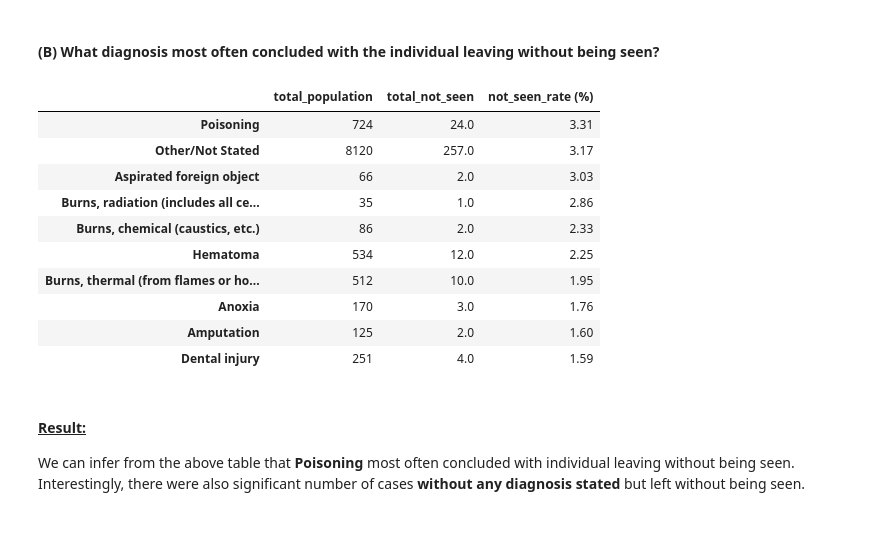
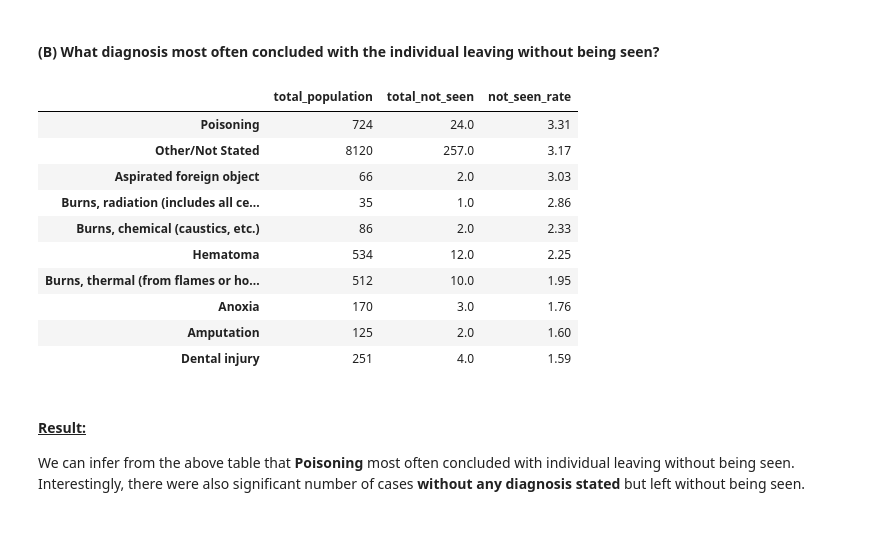
Before and after one commit to jansithiya/NEISS-Data-Analysis, a Jupyter notebook: HW_NEISS_Analysis.ipynb, the cells around one changed output. Drawn from its saved outputs; the diff is of its cells as text; code cells hidden in the pictures.

```diff
--- a/HW_NEISS_Analysis.ipynb
+++ b/HW_NEISS_Analysis.ipynb
@@ -372,20 +361,20 @@ hospitalization_data.head(10)
 # %%
 # cases left without being seen by diagnosis
 diagnosis_not_seen = neiss_2014[(neiss_2014['disposition_name']==\
                                     'Left without being seen/Left against medical advice')]
 diagnosis_not_seen = diagnosis_not_seen.groupby('diagnosis_name')['diagnosis_name'].\
                             agg(['size']).rename(columns={'size': 'total_not_seen'})
 
 # merge total cases and cases left without being seen to calculate rate by diagnosis
 
 not_seen_data = pd.concat([diagnosis_total, diagnosis_not_seen], axis=1)
-not_seen_data['not_seen_rate (%)'] = round(not_seen_data['total_not_seen']/not_seen_data['total_population'] * 100,2)
-not_seen_data = not_seen_data.sort_values(by='not_seen_rate (%)', ascending=False)
+not_seen_data['not_seen_rate'] = round(not_seen_data['total_not_seen']/not_seen_data['total_population'] * 100,2)
+not_seen_data = not_seen_data.sort_values(by='not_seen_rate', ascending=False)
 
 # view top diagnosis
 not_seen_data.head(10)
 # %% [output]
-|  | total_population | total_not_seen | not_seen_rate (%) |
+|  | total_population | total_not_seen | not_seen_rate |
 | Poisoning | 724 | 24.0 | 3.31 |
 | Other/Not Stated | 8120 | 257.0 | 3.17 |
 | Aspirated foreign object | 66 | 2.0 | 3.03 |
```
Also changed, not shown: parts of 6 cells of this notebook, 2 other files.
